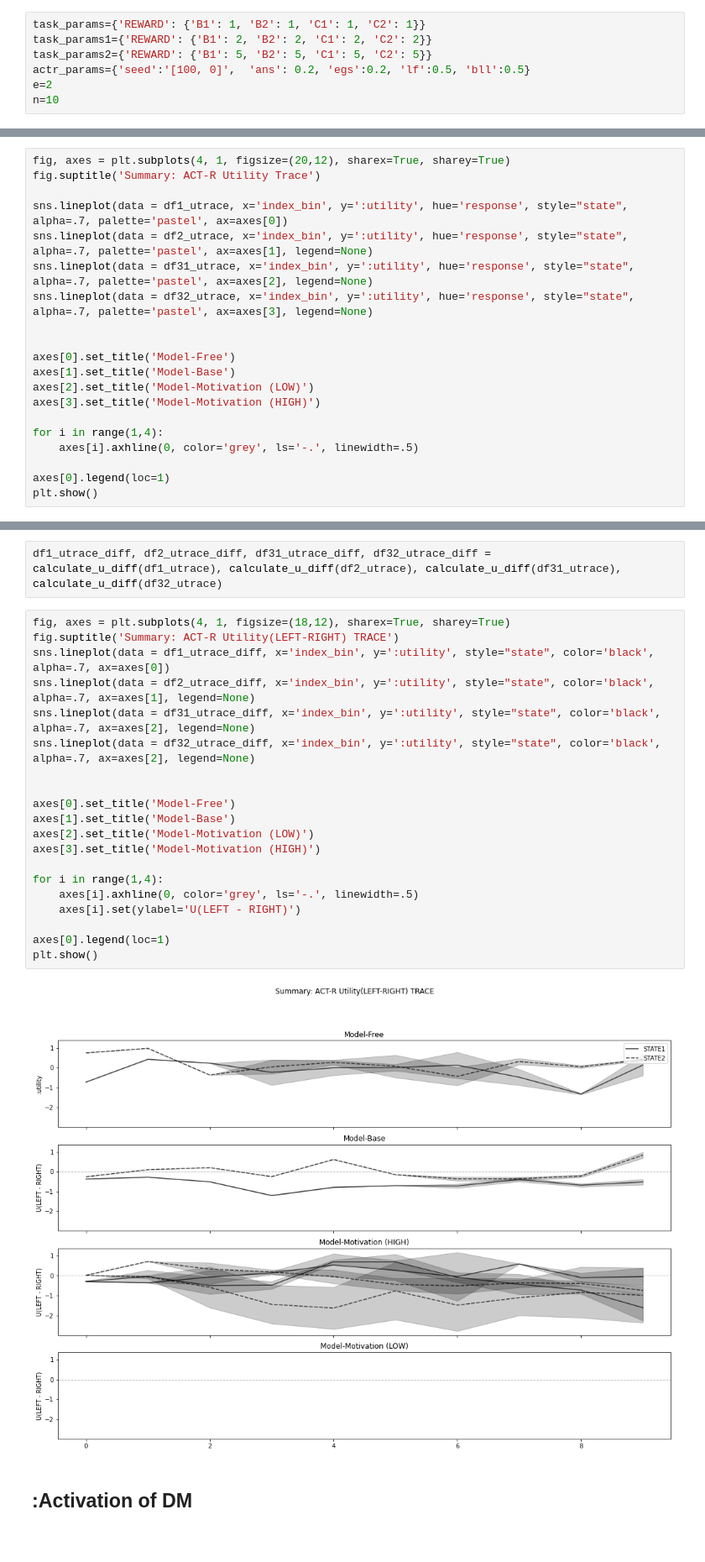
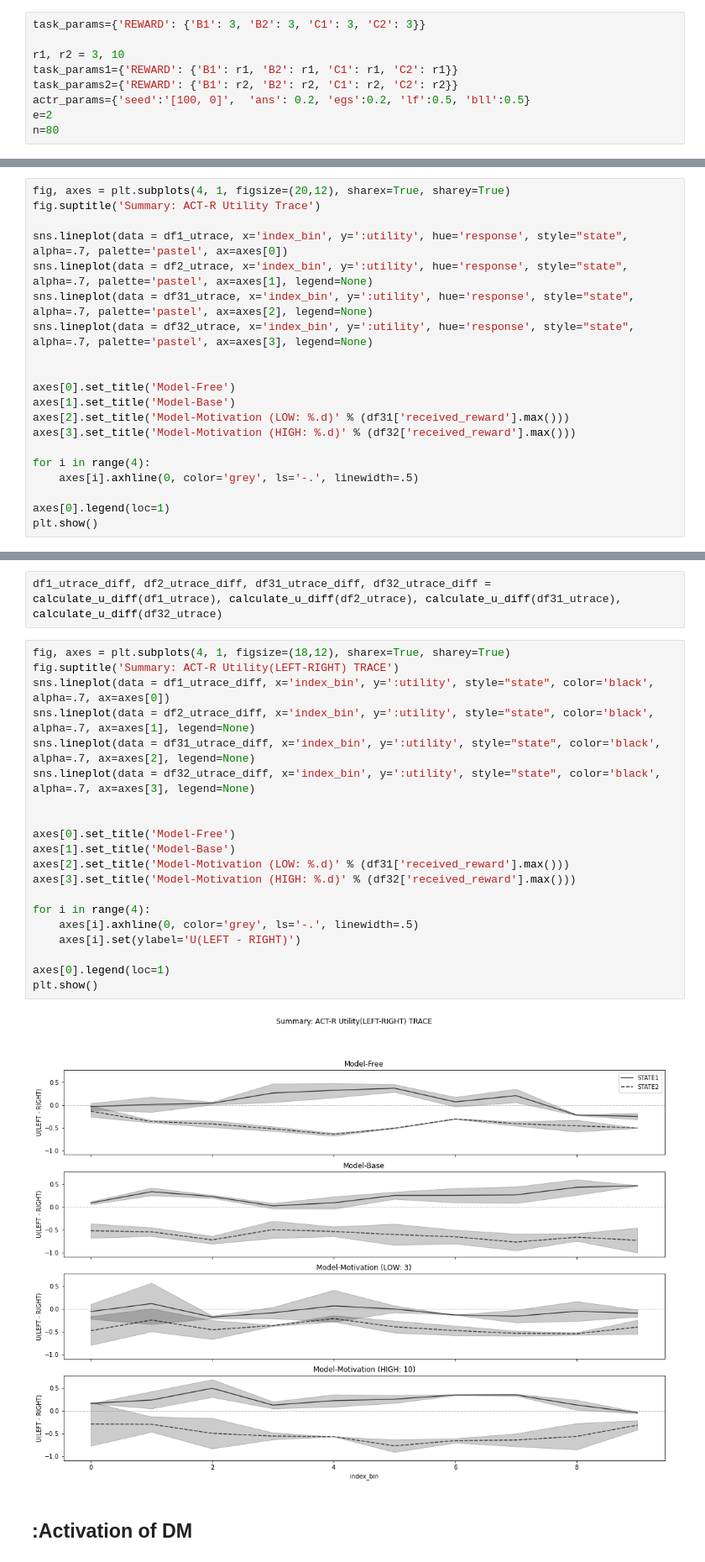
Before and after one commit to yangyuxue2333/ACTR-MarkovTask, a Jupyter notebook: analysis/compare_models.ipynb, the cells around one changed output, grey strips where cells are left out. Shown at 84% size. Saved outputs shown, nothing was run; the diff lists cells and outputs as text.

```diff
--- a/analysis/compare_models.ipynb
+++ b/analysis/compare_models.ipynb
@@ -133,9 +141,11 @@ def df_behavior(m):
     return df
 # %%
-task_params={'REWARD': {'B1': 1, 'B2': 1, 'C1': 1, 'C2': 1}}
-task_params1={'REWARD': {'B1': 2, 'B2': 2, 'C1': 2, 'C2': 2}}
-task_params2={'REWARD': {'B1': 5, 'B2': 5, 'C1': 5, 'C2': 5}}
+task_params={'REWARD': {'B1': 3, 'B2': 3, 'C1': 3, 'C2': 3}}
+
+r1, r2 = 3, 10
+task_params1={'REWARD': {'B1': r1, 'B2': r1, 'C1': r1, 'C2': r1}}
+task_params2={'REWARD': {'B1': r2, 'B2': r2, 'C1': r2, 'C2': r2}}
 actr_params={'seed':'[100, 0]',  'ans': 0.2, 'egs':0.2, 'lf':0.5, 'bll':0.5}
 e=2
-n=10
+n=80
 # %%
@@ -283,10 +309,10 @@ sns.lineplot(data = df32_utrace, x='index_bin', y=':utility', hue='response', st
 
 axes[0].set_title('Model-Free')
 axes[1].set_title('Model-Base')
-axes[2].set_title('Model-Motivation (LOW)')
-axes[3].set_title('Model-Motivation (HIGH)')
+axes[2].set_title('Model-Motivation (LOW: %.d)' % (df31['received_reward'].max()))
+axes[3].set_title('Model-Motivation (HIGH: %.d)' % (df32['received_reward'].max()))
 
-for i in range(1,4):
+for i in range(4):
     axes[i].axhline(0, color='grey', ls='-.', linewidth=.5)
 
 axes[0].legend(loc=1)
@@ -314,25 +340,25 @@ df1_utrace_diff, df2_utrace_diff, df31_utrace_diff, df32_utrace_diff = calculate
 # %%
 fig, axes = plt.subplots(4, 1, figsize=(18,12), sharex=True, sharey=True)
 fig.suptitle('Summary: ACT-R Utility(LEFT-RIGHT) TRACE')
 sns.lineplot(data = df1_utrace_diff, x='index_bin', y=':utility', style="state", color='black', alpha=.7, ax=axes[0])
 sns.lineplot(data = df2_utrace_diff, x='index_bin', y=':utility', style="state", color='black', alpha=.7, ax=axes[1], legend=None)
 sns.lineplot(data = df31_utrace_diff, x='index_bin', y=':utility', style="state", color='black', alpha=.7, ax=axes[2], legend=None)
-sns.lineplot(data = df32_utrace_diff, x='index_bin', y=':utility', style="state", color='black', alpha=.7, ax=axes[2], legend=None)
+sns.lineplot(data = df32_utrace_diff, x='index_bin', y=':utility', style="state", color='black', alpha=.7, ax=axes[3], legend=None)
 
 
 axes[0].set_title('Model-Free')
 axes[1].set_title('Model-Base')
-axes[2].set_title('Model-Motivation (LOW)')
-axes[3].set_title('Model-Motivation (HIGH)')
+axes[2].set_title('Model-Motivation (LOW: %.d)' % (df31['received_reward'].max()))
+axes[3].set_title('Model-Motivation (HIGH: %.d)' % (df32['received_reward'].max()))
 
-for i in range(1,4):
+for i in range(4):
     axes[i].axhline(0, color='grey', ls='-.', linewidth=.5)
     axes[i].set(ylabel='U(LEFT - RIGHT)')
 
 axes[0].legend(loc=1)
 plt.show()
 # %% [output]
-[figure, old version]
+[figure, new version]
 # %% [markdown]
 ## :Activation of DM
 # %%
```
Also changed, not shown: parts of 14 cells of this notebook, 1 other file.
